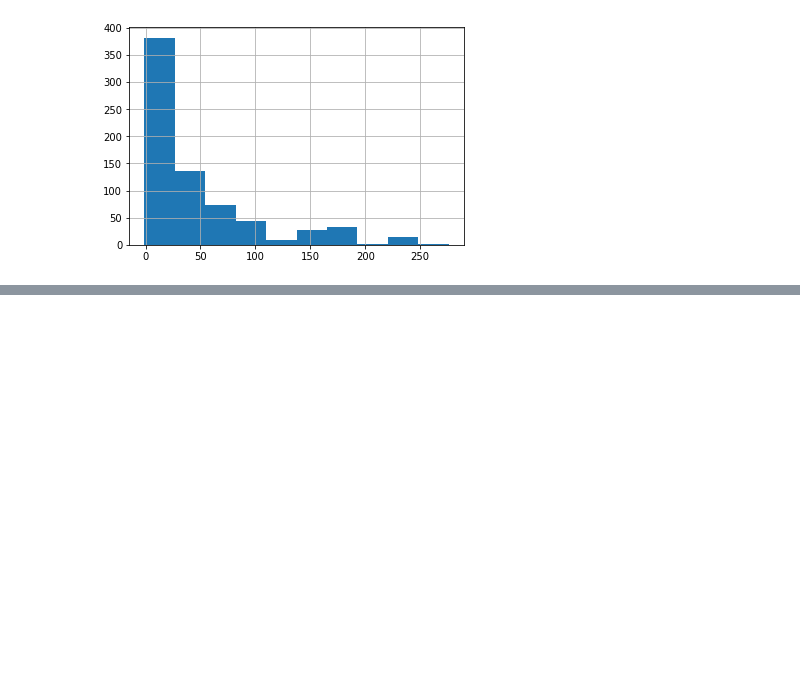
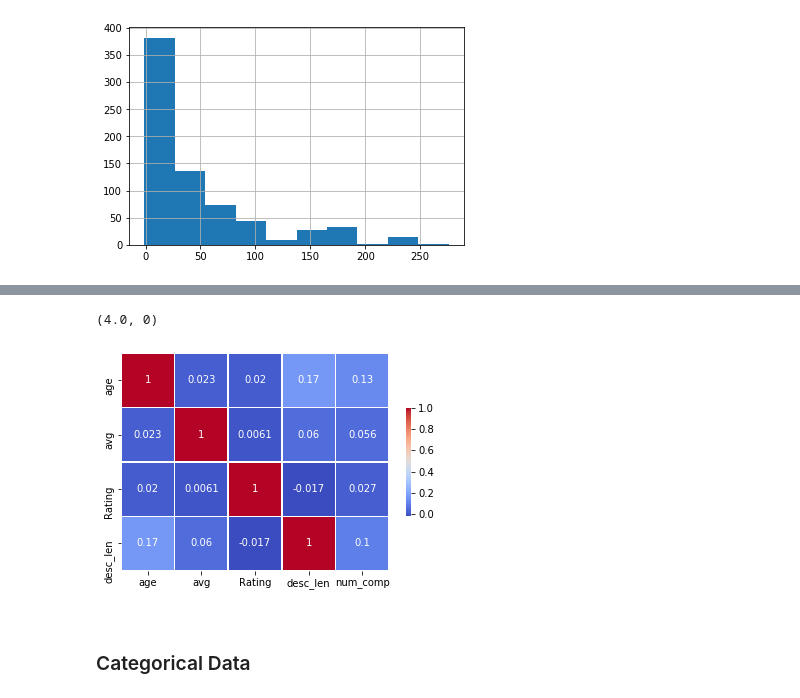
Before and after one commit to Siddharthm1234/Salary-Estimator, a Jupyter notebook: Exploratory Data Analysis/eda.ipynb, the cells around one changed output, grey strips where cells are left out. Drawn from its saved outputs; the diff is of its cells as text; code cells hidden in the pictures; blank space fills up the shorter version.

```diff
--- a/Exploratory Data Analysis/eda.ipynb
+++ b/Exploratory Data Analysis/eda.ipynb
@@ -82,0 +116,8 @@ df['age'].hist()
+# %%
+ax=sns.heatmap(df[['age', 'avg', 'Rating','desc_len', 'num_comp']].corr(), cmap='coolwarm', annot=True, linewidths=.5, cbar_kws={"shrink": .5})
+ax.set_ylim(4.0, 0)
+# %% [output]
+(4.0, 0)
+[figure, added]
+# %% [markdown]
+### Categorical Data
```
Also changed, not shown: parts of 10 cells of this notebook.
